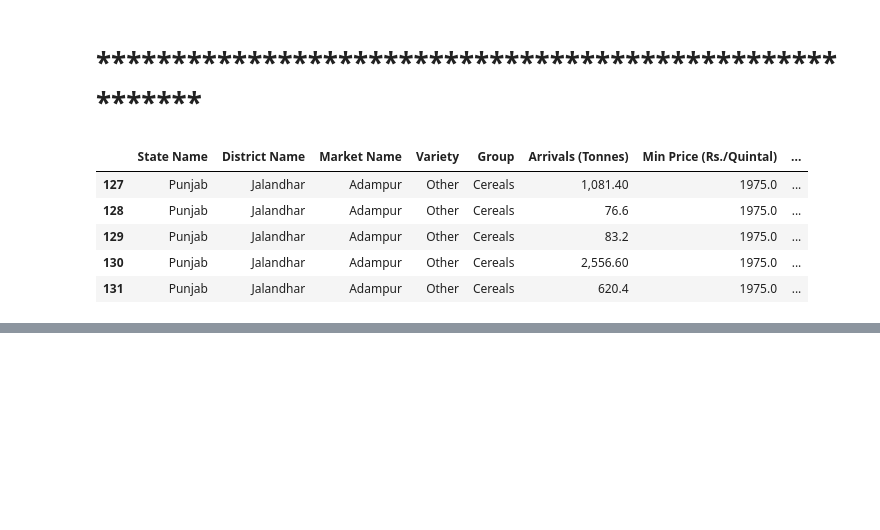
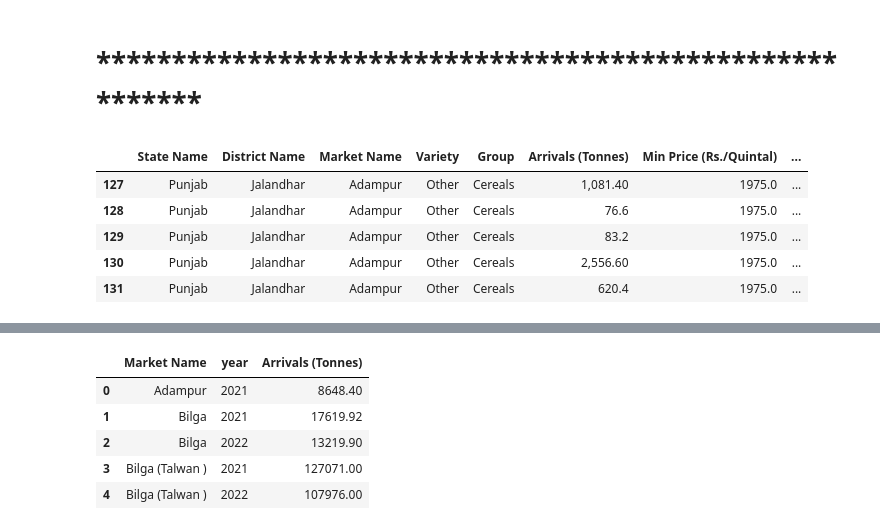
Before and after one commit to Ajayrajc1998/agri-project, a Jupyter notebook: Visualization notebook.ipynb, the cells around one changed output, grey strips where cells are left out. Drawn from its saved outputs; the diff is of its cells as text; code cells hidden in the pictures; blank space fills up the shorter version.

```diff
--- a/Visualization notebook.ipynb
+++ b/Visualization notebook.ipynb
@@ -653,0 +860,10 @@ fig.show()
+# %%
+market_with_year=jalandhar.groupby(['Market Name','year']).agg({'Arrivals (Tonnes)':'sum'}).reset_index()
+market_with_year.head()
+# %% [output]
+|  | Market Name | year | Arrivals (Tonnes) |
+| 0 | Adampur | 2021 | 8648.40 |
+| 1 | Bilga | 2021 | 17619.92 |
+| 2 | Bilga | 2022 | 13219.90 |
+| 3 | Bilga (Talwan ) | 2021 | 127071.00 |
+| 4 | Bilga (Talwan ) | 2022 | 107976.00 |
```
Also changed, not shown: parts of 71 cells of this notebook.
